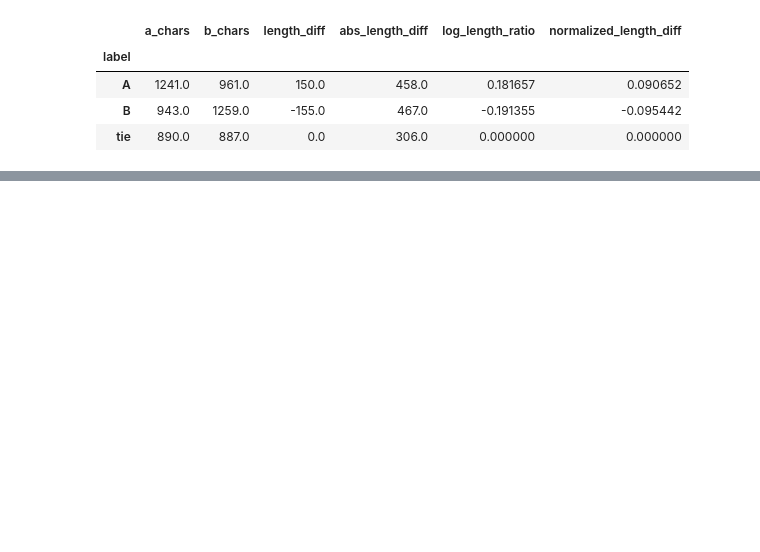
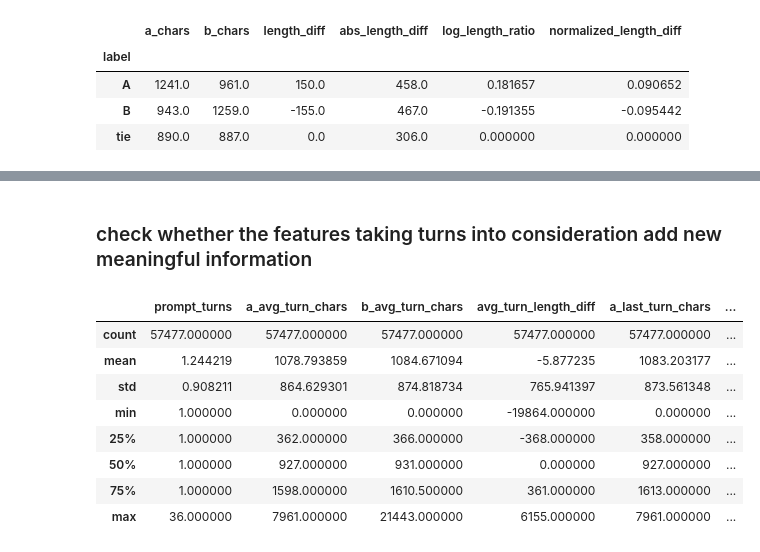
Before and after one commit to AAAAAmily/lmsys-preference-prediction, a Jupyter notebook: notebooks/02_feature_engineering.ipynb, the cells around one changed output, grey strips where cells are left out. Saved outputs shown, nothing was run; the diff lists cells and outputs as text; code cells hidden in the pictures; blank space fills up the shorter version.

Commit message:
feat: select 2 turn-aware conversation features

```diff
--- a/notebooks/02_feature_engineering.ipynb
+++ b/notebooks/02_feature_engineering.ipynb
@@ -348,0 +356,53 @@ df["length_gap_ratio"] = (
+# %%
+df["prompt_turns"] = df["prompt_list"].apply(len)
+
+df["is_multi_turn"] = (df["prompt_turns"] > 1).astype(int)
+# %%
+df["a_avg_turn_chars"] = df["a_chars"] / df["prompt_turns"]
+df["b_avg_turn_chars"] = df["b_chars"] / df["prompt_turns"]
+
+df["avg_turn_length_diff"] = (
+    df["a_avg_turn_chars"] - df["b_avg_turn_chars"]
+)
+# %%
+def last_turn_char_length(turns):
+    if len(turns) == 0:
+        return 0
+
+    last_turn = turns[-1]
+
+    if isinstance(last_turn, str):
+        return len(last_turn)
+
+    return 0
+# %%
+df["a_last_turn_chars"] = df["response_a_list"].apply(last_turn_char_length)
+df["b_last_turn_chars"] = df["response_b_list"].apply(last_turn_char_length)
+
+df["last_turn_length_diff"] = (
+    df["a_last_turn_chars"] - df["b_last_turn_chars"]
+)
+# %% [markdown]
+### check whether the features taking turns into consideration add new meaningful information
+# %%
+df[
+    [
+        "prompt_turns",
+        "a_avg_turn_chars",
+        "b_avg_turn_chars",
+        "avg_turn_length_diff",
+        "a_last_turn_chars",
+        "b_last_turn_chars",
+        "last_turn_length_diff"
+    ]
+].describe()
+# %% [output]
+|  | prompt_turns | a_avg_turn_chars | b_avg_turn_chars | avg_turn_length_diff | a_last_turn_chars | ... |
+| count | 57477.000000 | 57477.000000 | 57477.000000 | 57477.000000 | 57477.000000 | ... |
+| mean | 1.244219 | 1078.793859 | 1084.671094 | -5.877235 | 1083.203177 | ... |
+| std | 0.908211 | 864.629301 | 874.818734 | 765.941397 | 873.561348 | ... |
+| min | 1.000000 | 0.000000 | 0.000000 | -19864.000000 | 0.000000 | ... |
+| 25% | 1.000000 | 362.000000 | 366.000000 | -368.000000 | 358.000000 | ... |
+| 50% | 1.000000 | 927.000000 | 931.000000 | 0.000000 | 927.000000 | ... |
+| 75% | 1.000000 | 1598.000000 | 1610.500000 | 361.000000 | 1613.000000 | ... |
+| max | 36.000000 | 7961.000000 | 21443.000000 | 6155.000000 | 7961.000000 | ... |
```
Also changed, not shown: parts of 8 cells of this notebook.
